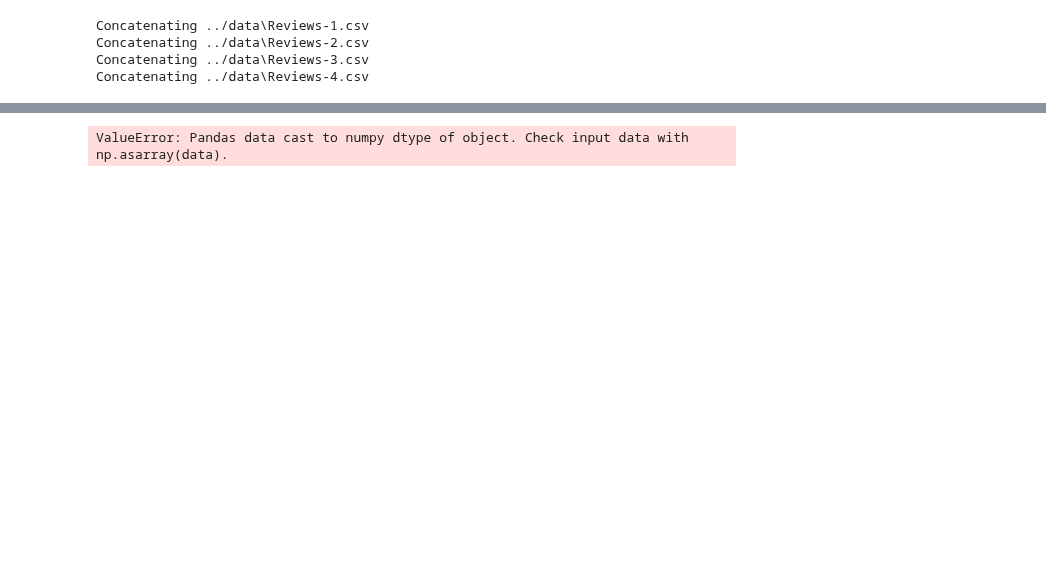
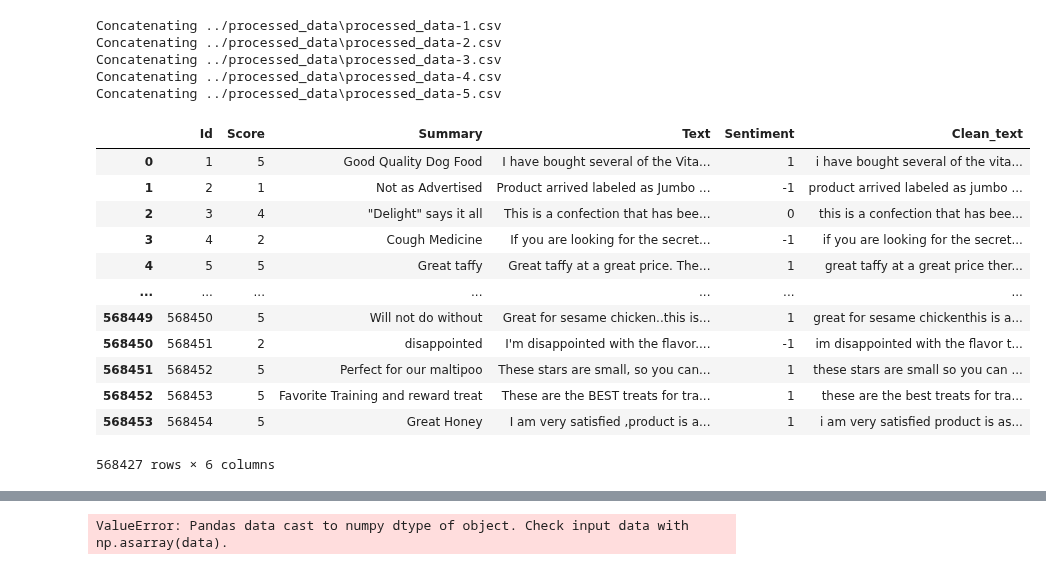
Before and after one commit to COGS118A/Group027-Sp22, a Jupyter notebook: models/OrdinalRegession.ipynb, the cells around one changed output, grey strips where cells are left out. Cells and saved outputs as stored; diff of their text form; code cells hidden in the pictures; blank space fills up the shorter version.

```diff
--- a/models/OrdinalRegession.ipynb
+++ b/models/OrdinalRegession.ipynb
@@ -21,12 +21,29 @@ from utilities.UtilityFunctions import retrieve_reviews_df, preprocessing, vecto
 
 from statsmodels.miscmodels.ordinal_model import OrderedModel
+# %%
+df = retrieve_processed_reviews_df()
+# %% [output]
+Concatenating ../processed_data\processed_data-1.csv
+Concatenating ../processed_data\processed_data-2.csv
+Concatenating ../processed_data\processed_data-3.csv
+Concatenating ../processed_data\processed_data-4.csv
+Concatenating ../processed_data\processed_data-5.csv
 # %%
-df = preprocessing(retrieve_reviews_df())
+df
 # %% [output]
+|  | Id | Score | Summary | Text | Sentiment | Clean_text |
+| 0 | 1 | 5 | Good Quality Dog Food | I have bought several of the Vita... | 1 | i have bought several of the vita... |
+| 1 | 2 | 1 | Not as Advertised | Product arrived labeled as Jumbo ... | -1 | product arrived labeled as jumbo ... |
+| 2 | 3 | 4 | "Delight" says it all | This is a confection that has bee... | 0 | this is a confection that has bee... |
+| 3 | 4 | 2 | Cough Medicine | If you are looking for the secret... | -1 | if you are looking for the secret... |
+| 4 | 5 | 5 | Great taffy | Great taffy at a great price. The... | 1 | great taffy at a great price ther... |
+| ... | ... | ... | ... | ... | ... | ... |
+| 568449 | 568450 | 5 | Will not do without | Great for sesame chicken..this is... | 1 | great for sesame chickenthis is a... |
+| 568450 | 568451 | 2 | disappointed | I'm disappointed with the flavor.... | -1 | im disappointed with the flavor t... |
+| 568451 | 568452 | 5 | Perfect for our maltipoo | These stars are small, so you can... | 1 | these stars are small so you can ... |
+| 568452 | 568453 | 5 | Favorite Training and reward treat | These are the BEST treats for tra... | 1 | these are the best treats for tra... |
+| 568453 | 568454 | 5 | Great Honey | I am very satisfied ,product is a... | 1 | i am very satisfied product is as... |
-Concatenating ../data\Reviews-1.csv
-Concatenating ../data\Reviews-2.csv
-Concatenating ../data\Reviews-3.csv
-Concatenating ../data\Reviews-4.csv
+568427 rows × 6 columns
 # %%
 # perform text preprocessing
 text_preprocess(df, ['html', 'punc', 'lower'])
```
Also changed, not shown: parts of 13 cells of this notebook.
